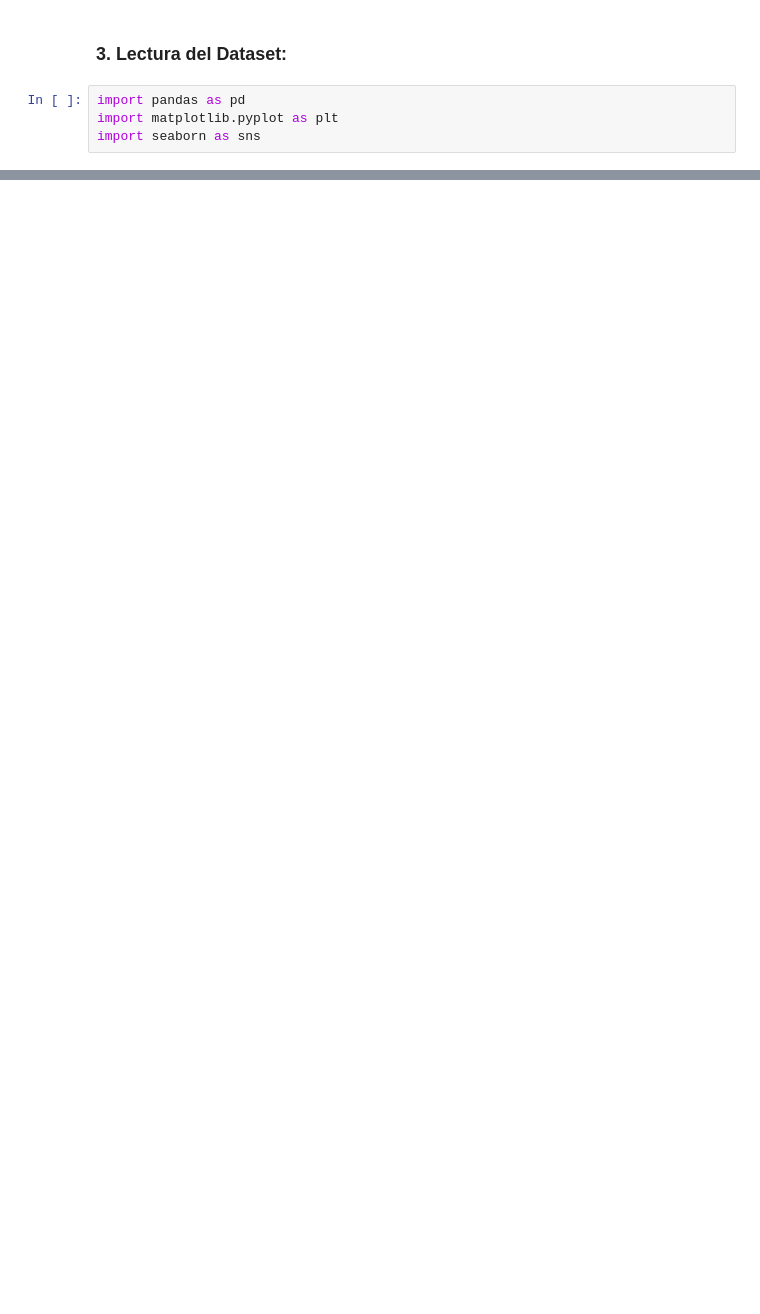
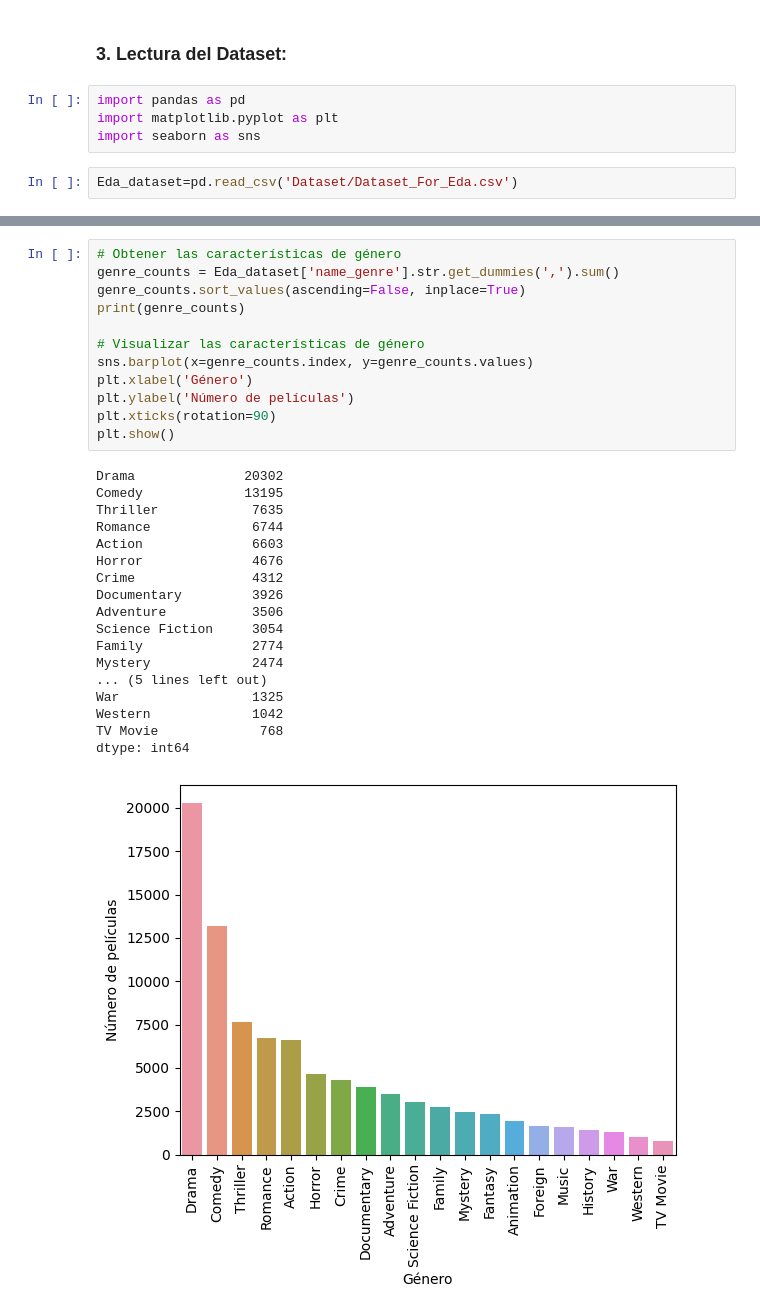
Before and after one commit to EmilianoEmanuelSosa/PI_ML_OPS_Individual_Project, a Jupyter notebook: EDA.ipynb, the cells around one changed output, grey strips where cells are left out. Cells and saved outputs as stored; diff of their text form; blank space fills up the shorter version.

```diff
--- a/EDA.ipynb
+++ b/EDA.ipynb
@@ -39,3 +39,5 @@
 import pandas as pd
 import matplotlib.pyplot as plt
 import seaborn as sns
+# %%
+Eda_dataset=pd.read_csv('Dataset/Dataset_For_Eda.csv')
@@ -41,0 +74,31 @@ import seaborn as sns
+# %%
+# Obtener las características de género
+genre_counts = Eda_dataset['name_genre'].str.get_dummies(',').sum()
+genre_counts.sort_values(ascending=False, inplace=True)
+print(genre_counts)
+
+# Visualizar las características de género
+sns.barplot(x=genre_counts.index, y=genre_counts.values)
+plt.xlabel('Género')
+plt.ylabel('Número de películas')
+plt.xticks(rotation=90)
+plt.show()
+# %% [output]
+Drama              20302
+Comedy             13195
+Thriller            7635
+Romance             6744
+Action              6603
+Horror              4676
+Crime               4312
+Documentary         3926
+Adventure           3506
+Science Fiction     3054
+Family              2774
+Mystery             2474
+... (5 lines left out)
+War                 1325
+Western             1042
+TV Movie             768
+dtype: int64
+[figure, added]
```
Also changed, not shown: parts of 5 cells of this notebook.
